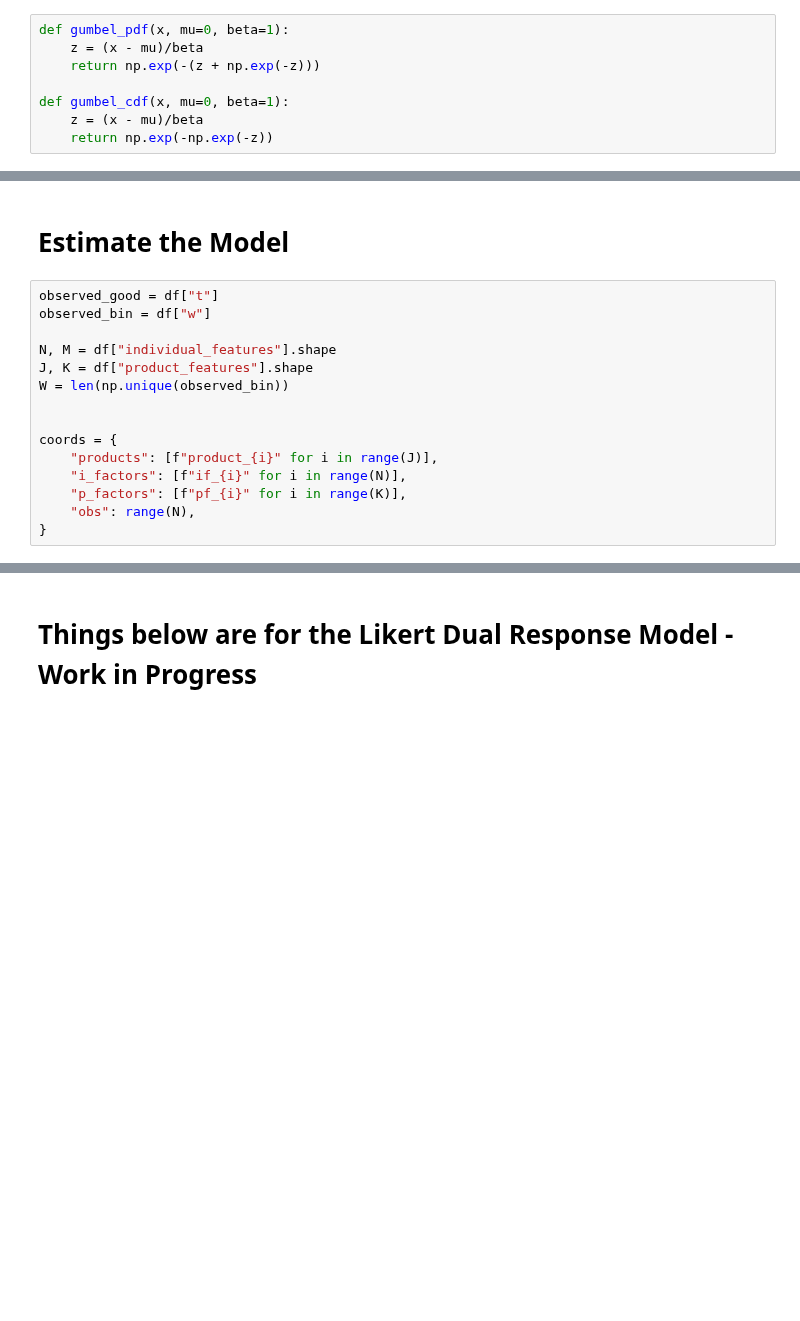
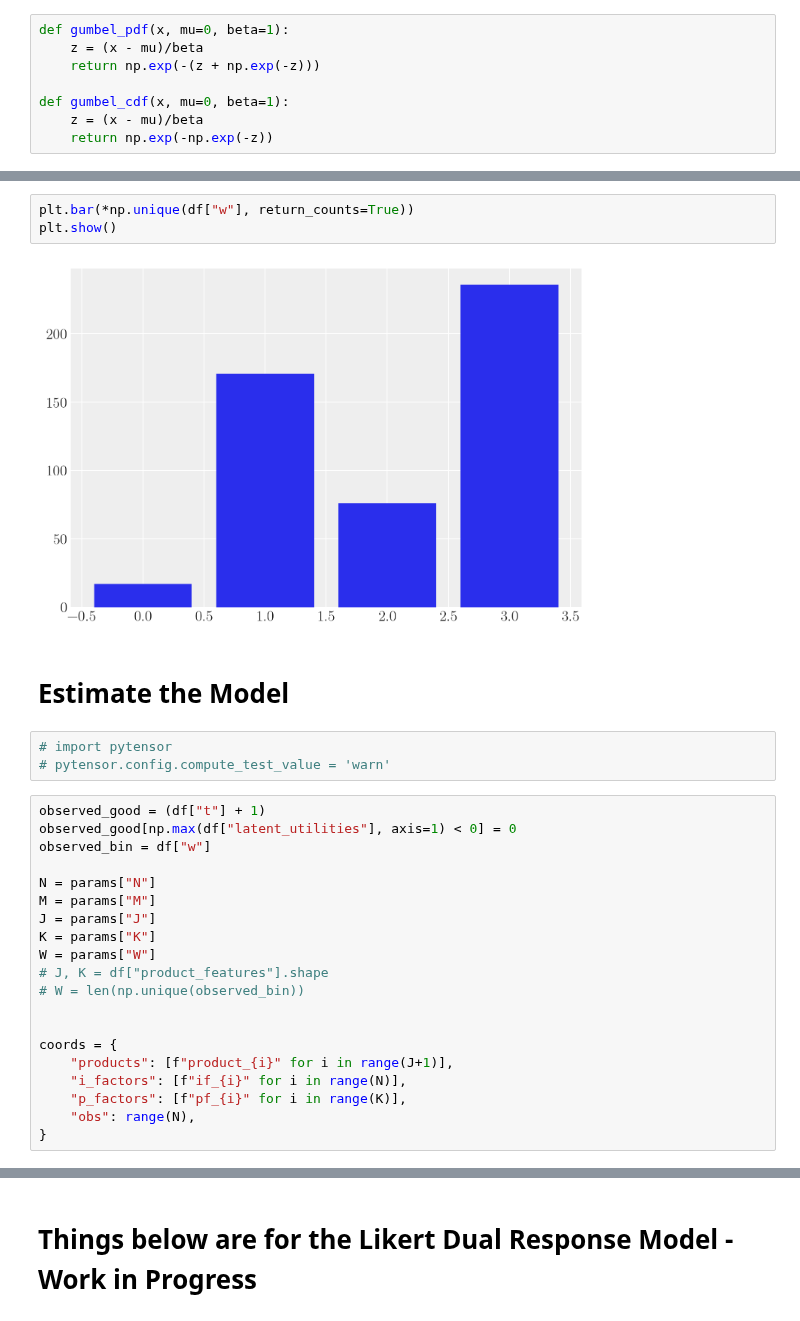
Before and after one commit to dyavorsky/likert_dualresponse, a Jupyter notebook: notebooks/likert_dualresponse.ipynb, the cells around one changed output, grey strips where cells are left out. Cells and saved outputs as stored; diff of their text form; blank space fills up the shorter version.

```diff
--- a/notebooks/likert_dualresponse.ipynb
+++ b/notebooks/likert_dualresponse.ipynb
@@ -146,16 +133,29 @@ plt.show()
+# %%
+plt.bar(*np.unique(df["w"], return_counts=True))
+plt.show()
+# %% [output]
+[figure, added]
 # %% [markdown]
 # Estimate the Model
+# %%
+# import pytensor
+# pytensor.config.compute_test_value = 'warn'
 # %%
-observed_good = df["t"]
+observed_good = (df["t"] + 1)
+observed_good[np.max(df["latent_utilities"], axis=1) < 0] = 0
 observed_bin = df["w"]
 
-N, M = df["individual_features"].shape
-J, K = df["product_features"].shape
-W = len(np.unique(observed_bin))
+N = params["N"]
+M = params["M"]
+J = params["J"]
+K = params["K"]
+W = params["W"]
+# J, K = df["product_features"].shape
+# W = len(np.unique(observed_bin))
 
 
 coords = {
-    "products": [f"product_{i}" for i in range(J)],
+    "products": [f"product_{i}" for i in range(J+1)],
     "i_factors": [f"if_{i}" for i in range(N)],
     "p_factors": [f"pf_{i}" for i in range(K)],
     "obs": range(N),
```
Also changed, not shown: parts of 22 cells of this notebook, 3 other files.
